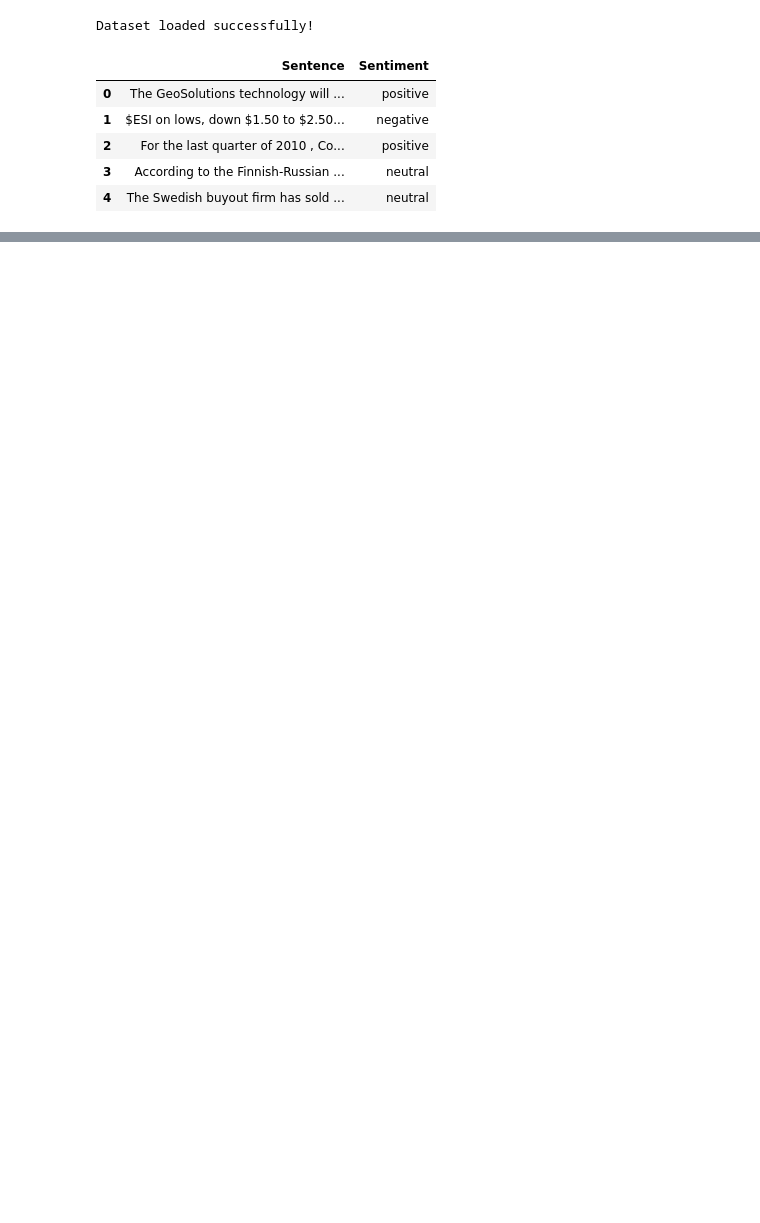
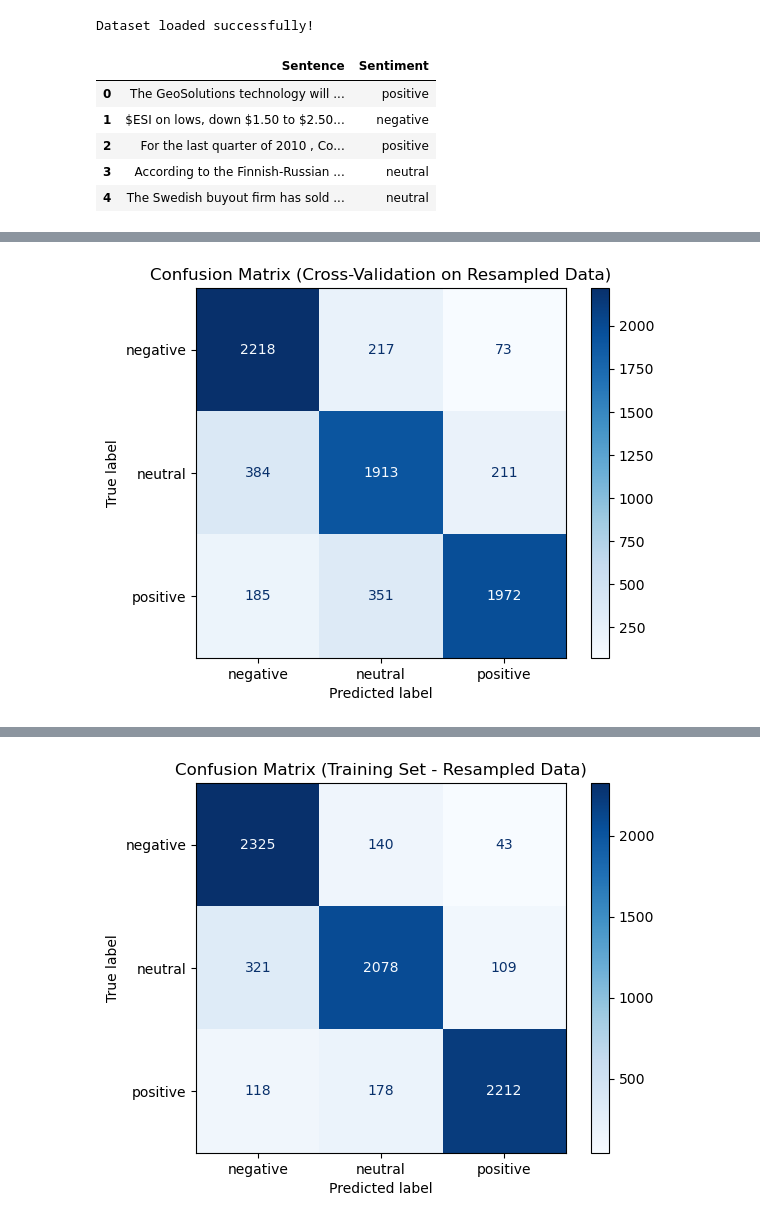
Before and after one commit to MateoRbt/Sentiment-Analysis, a Jupyter notebook: sample.ipynb, the cells around one changed output, grey strips where cells are left out. Drawn from its saved outputs; the diff is of its cells as text; code cells hidden in the pictures; blank space fills up the shorter version.

```diff
--- a/sample.ipynb
+++ b/sample.ipynb
@@ -594,0 +213,14 @@ Confusion Matrix:
+# %%
+from sklearn.model_selection import train_test_split
+
+# Assuming your 'sentiment' column contains labels like 'positive', 'negative', 'neutral'
+y = df['Sentiment']  # Labels
+
+# Split into training and testing sets (80% training, 20% testing)
+X_train, X_test, y_train, y_test = train_test_split(X, y, test_size=0.2, random_state=42)
+# Convert sparse matrix to dense for SMOTE compatibility
+X_train_dense = X_train.toarray()
+
+# Apply SMOTE to oversample minority classes
+smote = SMOTE(random_state=42)
+X_resampled, y_resampled = smote.fit_resample(X_train_dense, y_train)
@@ -594,0 +229,63 @@ Confusion Matrix:
+# %%
+from sklearn.linear_model import LogisticRegression
+from sklearn.metrics import accuracy_score, precision_score, recall_score, f1_score, confusion_matrix, ConfusionMatrixDisplay
+from sklearn.model_selection import cross_val_predict, StratifiedKFold
+import numpy as np
+import matplotlib.pyplot as plt
+from scipy.sparse import csr_matrix
+X_resampled = csr_matrix(X_resampled)
+
+# Initialize the Logistic Regression model
+log_reg_model = LogisticRegression(max_iter=1000, random_state=42, multi_class='ovr', class_weight='balanced')
+# Cross-validation setup: use StratifiedKFold to maintain class balance in splits
+cv = StratifiedKFold(n_splits=15, shuffle=True, random_state=42)
+
+# Cross-validated predictions using the resampled data
+y_pred_cv = cross_val_predict(log_reg_model, X_resampled, y_resampled, cv=cv)
+
+# Evaluate metrics using cross-validated predictions
+accuracy = accuracy_score(y_resampled, y_pred_cv)
+precision = precision_score(y_resampled, y_pred_cv, average='weighted')
+recall = recall_score(y_resampled, y_pred_cv, average='weighted')
+f1 = f1_score(y_resampled, y_pred_cv, average='weighted')
+
+# Display cross-validation metrics
+print(f"Cross-Validated Metrics (Resampled Data):")
+print(f"Accuracy: {accuracy:.4f}")
+print(f"Precision: {precision:.4f}")
+print(f"Recall: {recall:.4f}")
+print(f"F1 Score: {f1:.4f}")
+
+# Compute and display the confusion matrix for cross-validation predictions
+cm = confusion_matrix(y_resampled, y_pred_cv, labels=np.unique(y_resampled))
+disp = ConfusionMatrixDisplay(confusion_matrix=cm, display_labels=np.unique(y_resampled))
+disp.plot(cmap='Blues')
+plt.title('Confusion Matrix (Cross-Validation on Resampled Data)')
+plt.show()
+
+# Train the model on the full resampled training set
+log_reg_model.fit(X_resampled, y_resampled)
+
+# Predict the sentiment classes on the resampled training set (for evaluation)
+y_pred_train = log_reg_model.predict(X_resampled)
+
+# Compute and display metrics for simple training
+train_accuracy = accuracy_score(y_resampled, y_pred_train)
+train_precision = precision_score(y_resampled, y_pred_train, average='weighted')
+train_recall = recall_score(y_resampled, y_pred_train, average='weighted')
+train_f1 = f1_score(y_resampled, y_pred_train, average='weighted')
+
+# Display simple training metrics
+print("\nSimple Training Metrics (Resampled Data):")
+print(f"Accuracy: {train_accuracy:.4f}")
+print(f"Precision: {train_precision:.4f}")
+print(f"Recall: {train_recall:.4f}")
+print(f"F1 Score: {train_f1:.4f}")
+
+# Compute and display the confusion matrix for simple training predictions
+cm_train = confusion_matrix(y_resampled, y_pred_train, labels=np.unique(y_resampled))
+disp_train = ConfusionMatrixDisplay(confusion_matrix=cm_train, display_labels=np.unique(y_resampled))
+disp_train.plot(cmap='Blues')
+plt.title('Confusion Matrix (Training Set - Resampled Data)')
+plt.show()
+# %% [output]
@@ -594,0 +297 @@ Confusion Matrix:
+[figure, added]
@@ -594,0 +303 @@ Confusion Matrix:
+[figure, added]
```
Also changed, not shown: parts of 36 cells of this notebook, 4 other files.
